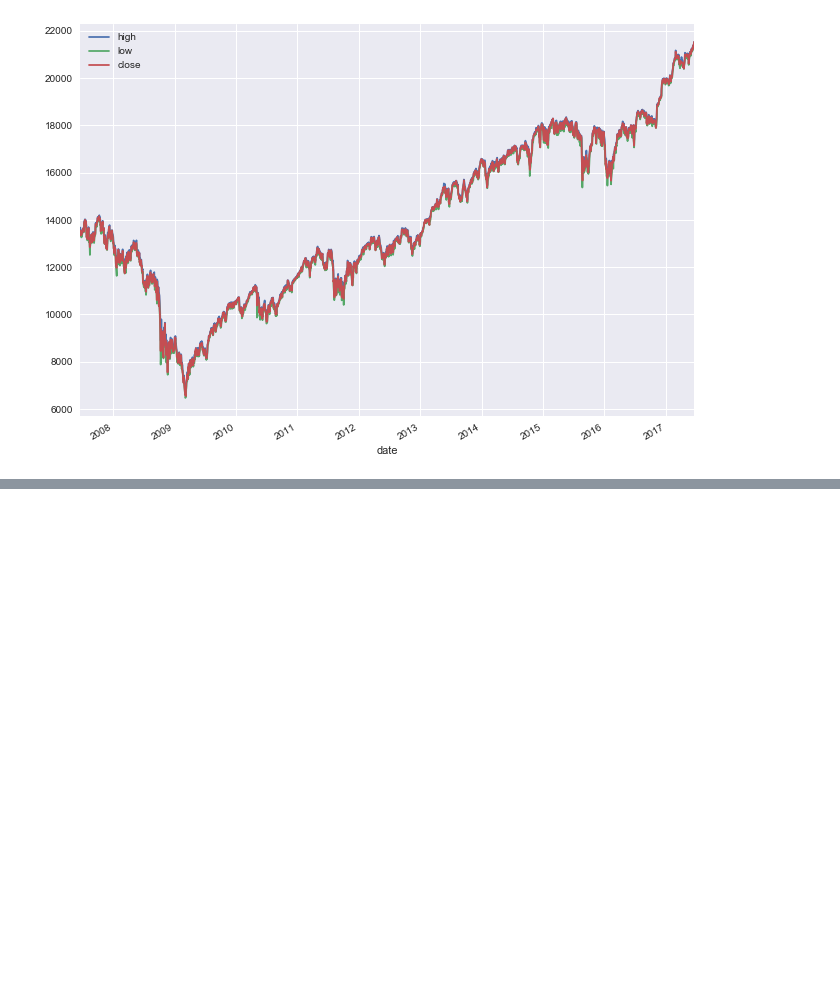
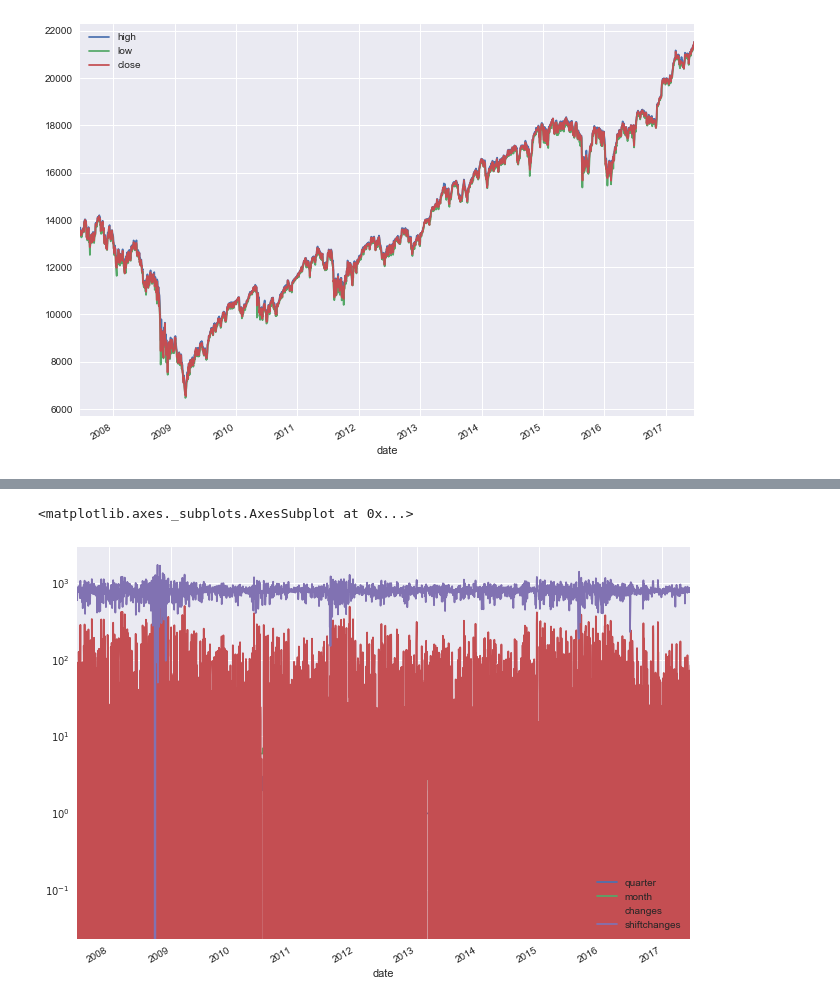
Before and after one commit to cmycherry/springboard, a Jupyter notebook: stock-prices/djiapredict.ipynb, the cells around one changed output, grey strips where cells are left out. Saved outputs shown, nothing was run; the diff lists cells and outputs as text; code cells hidden in the pictures; blank space fills up the shorter version.

```diff
--- a/stock-prices/djiapredict.ipynb
+++ b/stock-prices/djiapredict.ipynb
@@ -89,0 +289,4 @@ NameError: name 'df' is not defined
+# %%
+df3 = df3.copy()
+df3.loc[:,'shiftchanges']= (df['changes']-df.changes.min())
+df3
@@ -89,0 +313,5 @@ NameError: name 'df' is not defined
+# %%
+df3.plot(figsize=(11,8),logy=True)
+# %% [output]
+<matplotlib.axes._subplots.AxesSubplot at 0x...>
+[figure, added]
```
Also changed, not shown: parts of 29 cells of this notebook.
